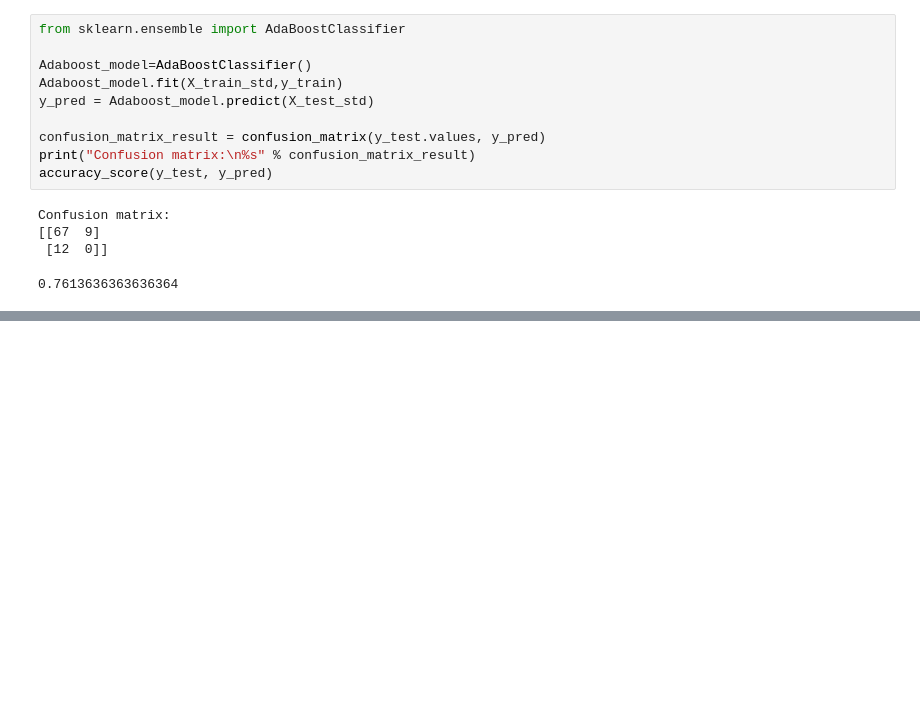
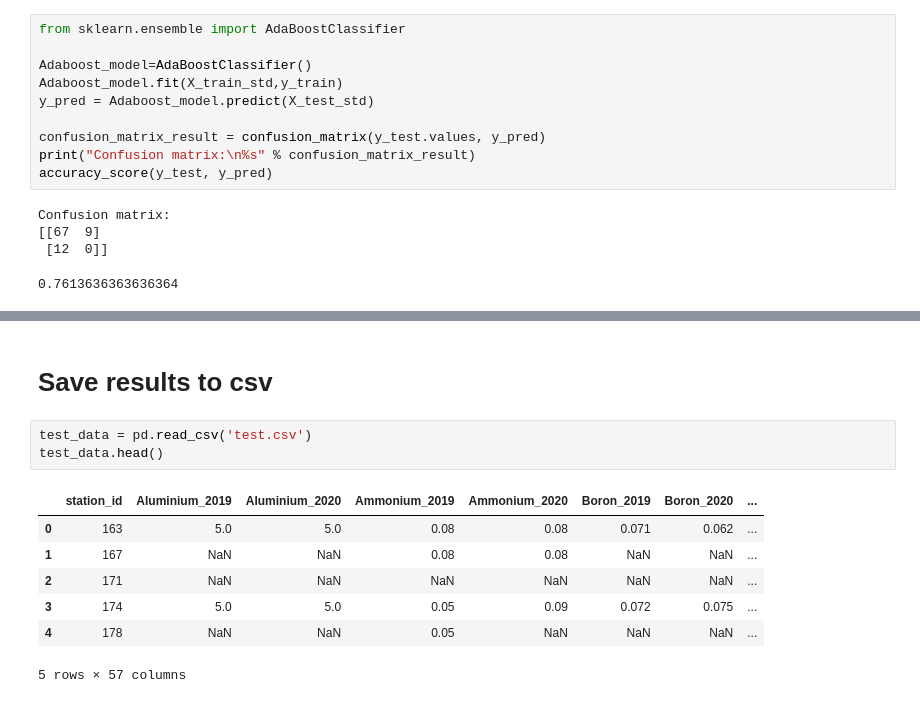
Before and after one commit to lunfman/DrinkingWaterQualityPrediction, a Jupyter notebook: dwqprediction.ipynb, the cells around one changed output, grey strips where cells are left out. Drawn from its saved outputs; the diff is of its cells as text; blank space fills up the shorter version.

Commit message:
feat: first models and predictions - check data - create models - train models - validate results - save best result
random forest 98% and kaggle got 88 and 83 %

```diff
--- a/dwqprediction.ipynb
+++ b/dwqprediction.ipynb
@@ -264,0 +299,13 @@ Confusion matrix:
+# %% [markdown]
+# Save results to csv
+# %%
+test_data = pd.read_csv('test.csv')
+test_data.head()
+# %% [output]
+|  | station_id | Aluminium_2019 | Aluminium_2020 | Ammonium_2019 | Ammonium_2020 | Boron_2019 | Boron_2020 | ... |
+| 0 | 163 | 5.0 | 5.0 | 0.08 | 0.08 | 0.071 | 0.062 | ... |
+| 1 | 167 | NaN | NaN | 0.08 | 0.08 | NaN | NaN | ... |
+| 2 | 171 | NaN | NaN | NaN | NaN | NaN | NaN | ... |
+| 3 | 174 | 5.0 | 5.0 | 0.05 | 0.09 | 0.072 | 0.075 | ... |
+| 4 | 178 | NaN | NaN | 0.05 | NaN | NaN | NaN | ... |
+5 rows × 57 columns
```
Also changed, not shown: parts of 31 cells of this notebook, 1 other file.
